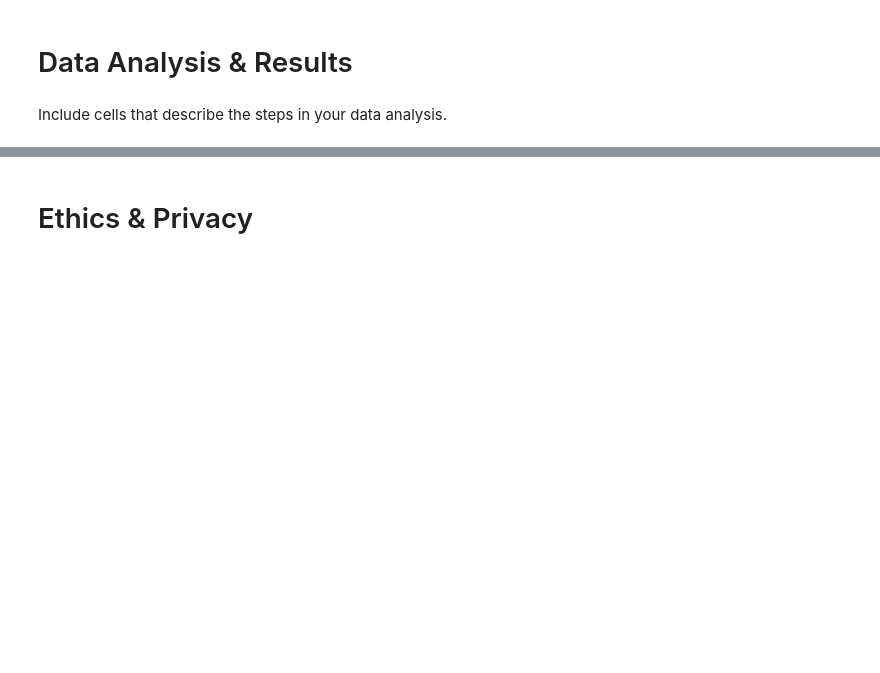
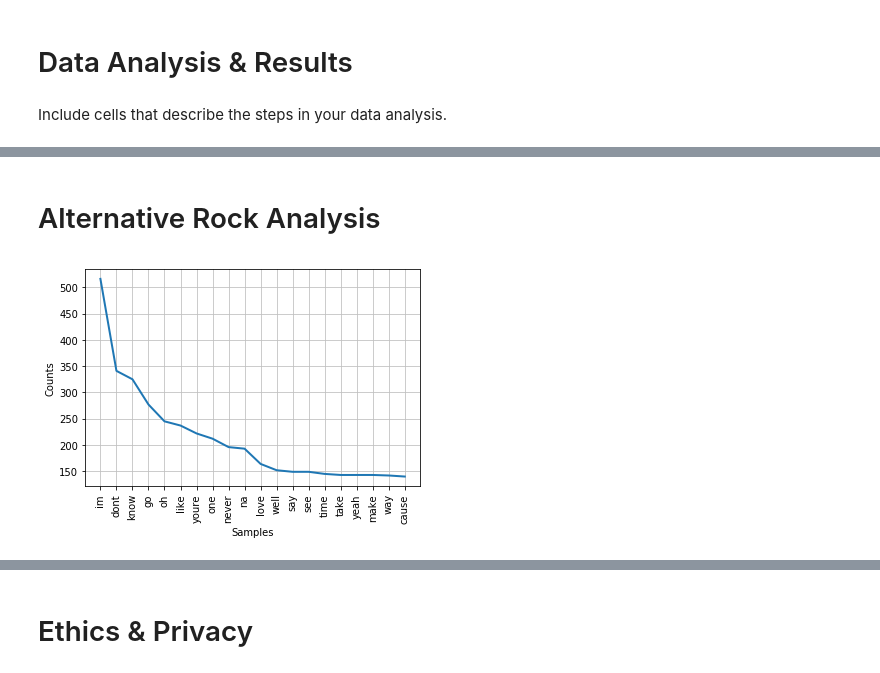
Before and after one commit to Timothy-W/COGS108-Group-152-Final-Project, a Jupyter notebook: FinalProject.ipynb, the cells around one changed output, grey strips where cells are left out. Cells and saved outputs as stored; diff of their text form; code cells hidden in the pictures; blank space fills up the shorter version.

```diff
--- a/FinalProject.ipynb
+++ b/FinalProject.ipynb
@@ -494,0 +494,14 @@ Include cells that describe the steps in your data analysis.
+# %% [markdown]
+# Alternative Rock Analysis
+# %%
+df_rock = df.loc[df['genre'] == 'alt rock']
+
+rock = df_rock['tokenized_lyrics'].apply(pd.Series).stack()
+fdist_rock = FreqDist(rock)
+
+for punc in string.punctuation:
+    del fdist_rock[punc]
+
+fdist_rock.plot(20, cumulative=False)
+# %% [output]
+[figure, added]
```
Also changed, not shown: parts of 8 cells of this notebook.
